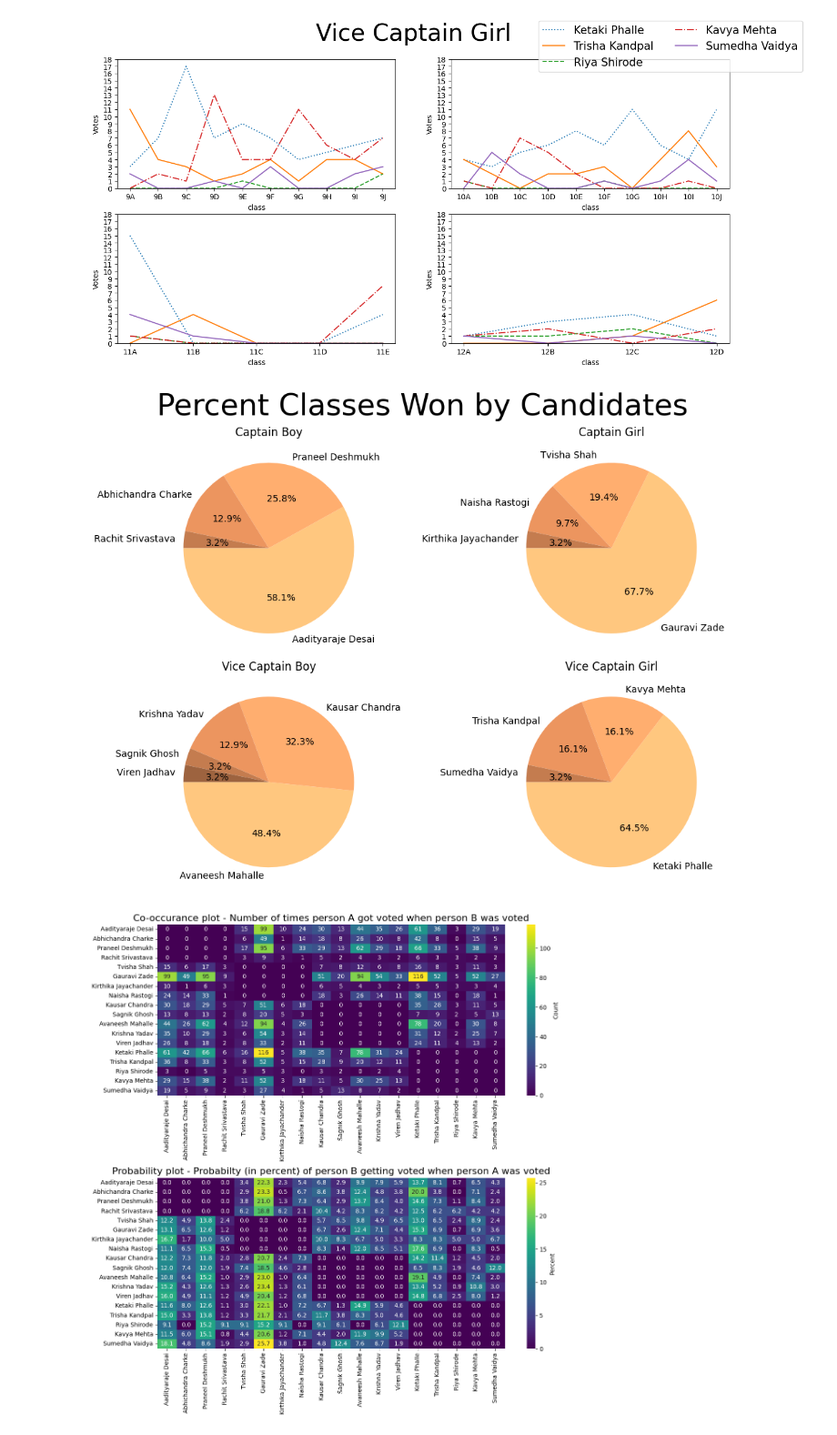
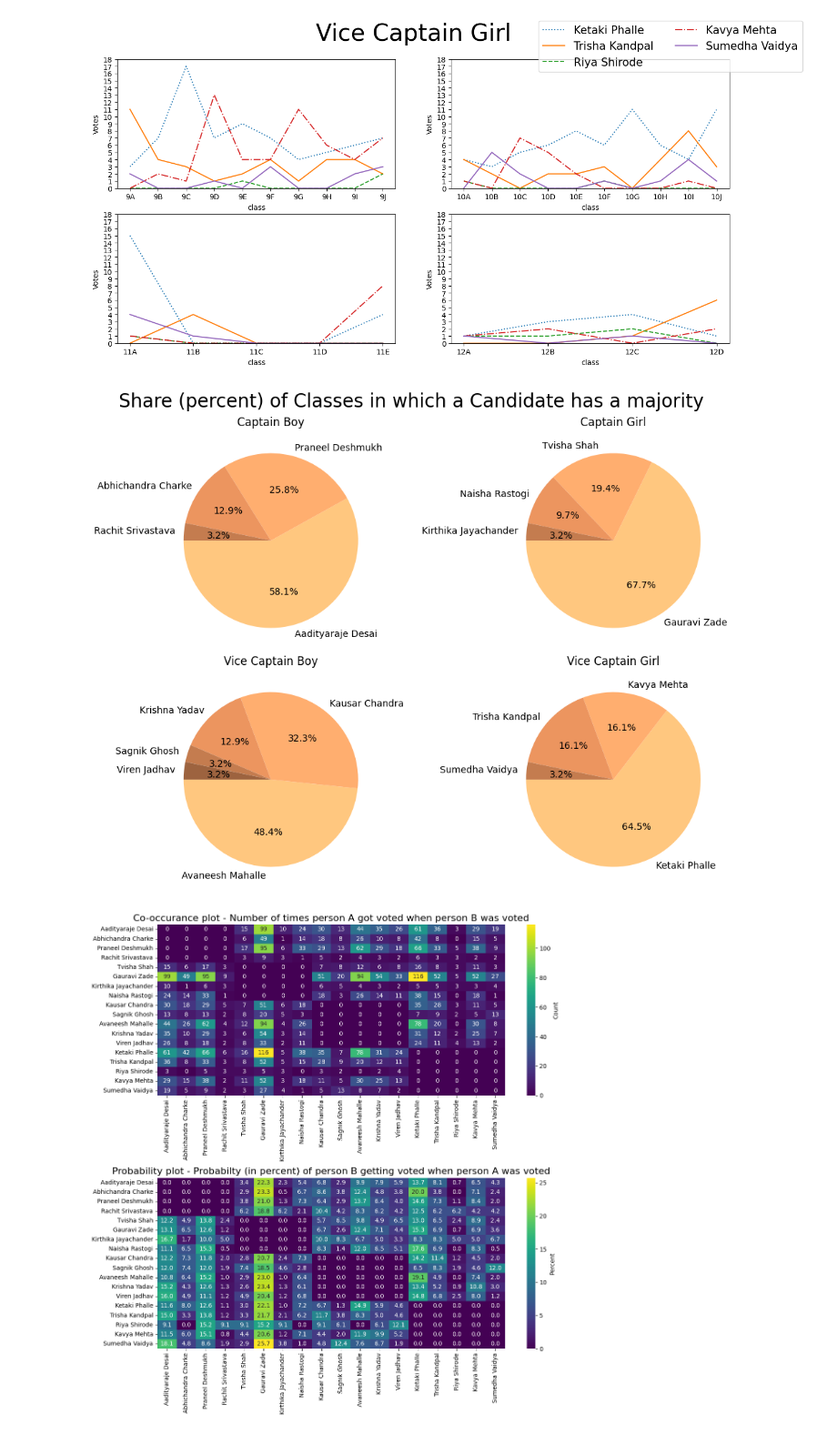
Before and after one commit to d1vij/ip-proj, a Jupyter notebook: proj-nb.ipynb, the cells around one changed output. Shown at 91% size. Cells and saved outputs as stored; diff of their text form; code cells hidden in the pictures.

```diff
--- a/proj-nb.ipynb
+++ b/proj-nb.ipynb
@@ -532,15 +486,3 @@ Got Votes Class
 Sumedha_Vaidya
 Got Votes Class
 5         10B
-# %%
-# mean votes a candidate got across all classes
-
-for post_name, post_df in result_dataframes.items():
-    print(post_name)
-    print(post_df.mean())
-    query(
-        f"""select {', '.join([f'round(avg({name}), 6) as {name}' for name in post_df.columns])}
-                    from {replace_spaces(post_name)}
-                """
-    )
-    print()
@@ -565,9 +488,0 @@ Ketaki_Phalle Trisha_Kandpal Riya_Shirode Kavya_Mehta Sumedha_Vaidya
-# %%
-# median votes a candidate got across all classes
-
-for post_name, post_df in result_dataframes.items():
-    print(post_name)
-    print(post_df.median())
-    print()
-
-# ---no sql equivalent for median---
@@ -594,6 +488,0 @@ dtype: float64
-# %%
-# total votes across all classes
-for post_name, post_df in result_dataframes.items():
-    print(post_name)
-    print(post_df.sum())
-    print()
@@ -618,12 +499,19 @@ dtype: int64
 # %%
-# equivalent sql query
-for post_name, post_df in result_dataframes.items():
+fig, axes = plt.subplots(2,2, figsize=(15,10))
+positions = [(0,0), (0,1), (1,0), (1,1)]
+
+for idx, (post_name, post_df) in enumerate(result_dataframes.items()):
     query(
         f"""
         select {', '.join([f"sum({name}) as {name}" for name in post_df.columns])}
         from {replace_spaces(post_name)}
         """,
-        table_heading="Total Votes"
+        table_heading="Total Votes for " + post_name
     )
     print()
+    sns.barplot(post_df.sum(), ax=axes[positions[idx]]) #type: ignore
+    axes[positions[idx]].set_title(post_name)
+plt.tight_layout()
+plt.show()
+print()
 # %% [output]
@@ -705,9 +606,8 @@ plot_popularity_trends("Vice Captain Girl", vcg)
 # %%
 total_classes = len(cb.index)
 
-
 fig, axes = plt.subplots(2, 2, figsize=(10, 7.5), constrained_layout=True)
-fig.suptitle("Percent Classes Won by Candidates", fontsize=32)
+fig.suptitle("Share (percent) of Classes in which a Candidate has a majority    ", fontsize=20)
 
 subplot_positions = [
         (0, 0),
@@ -720,35 +620,34 @@ colors = plt.cm.copper_r(np.linspace(0,0.50,5)) # type: ignore
 
 
 for idx, (post_name, post_df) in enumerate(result_dataframes.items()):
     pos = subplot_positions[idx]
 
     classes_won_by_candidate_series = post_df.idxmax(1)
     count_series = (classes_won_by_candidate_series
                         .groupby(classes_won_by_candidate_series)
                         .count()
                         .sort_values(ascending=False)
                         )
     percents_series = count_series / total_classes
 
     max_val = percents_series.max()
 
     axes[pos].set_title(post_name)
     axes[pos].pie(
         percents_series,
         labels=percents_series.index.map(
             lambda name: name.replace(_UNDERSCORE, _SPACE)
         ),
         autopct="%1.1f%%",
         startangle=180,
         colors=colors,
     )
     axes[pos].set(aspect='equal')
 
 
-
 plt.show()
 # %% [output]
-[figure, old version]
+[figure, new version]
 # %%
 %%script false --no-raise-error
 <hr class="custom">
```
Also changed, not shown: parts of 12 cells of this notebook, 3 other files.
